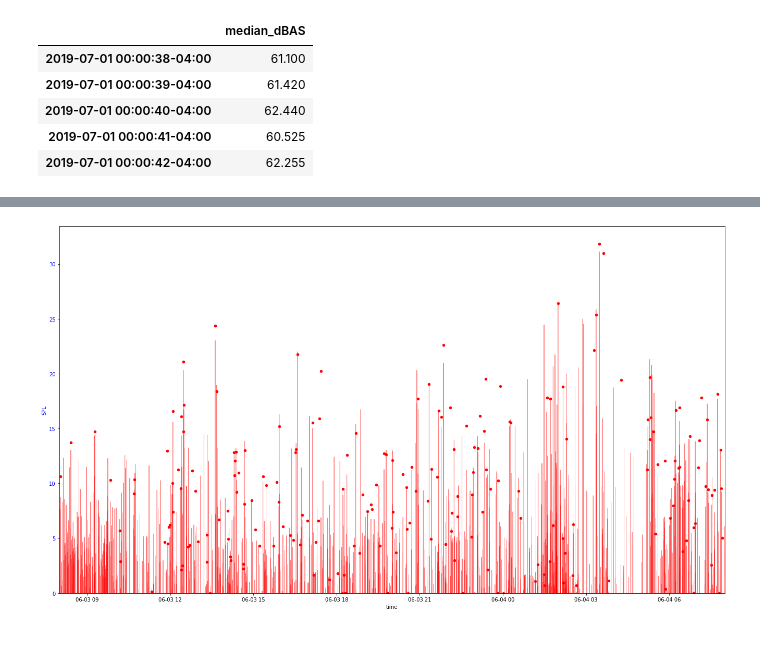
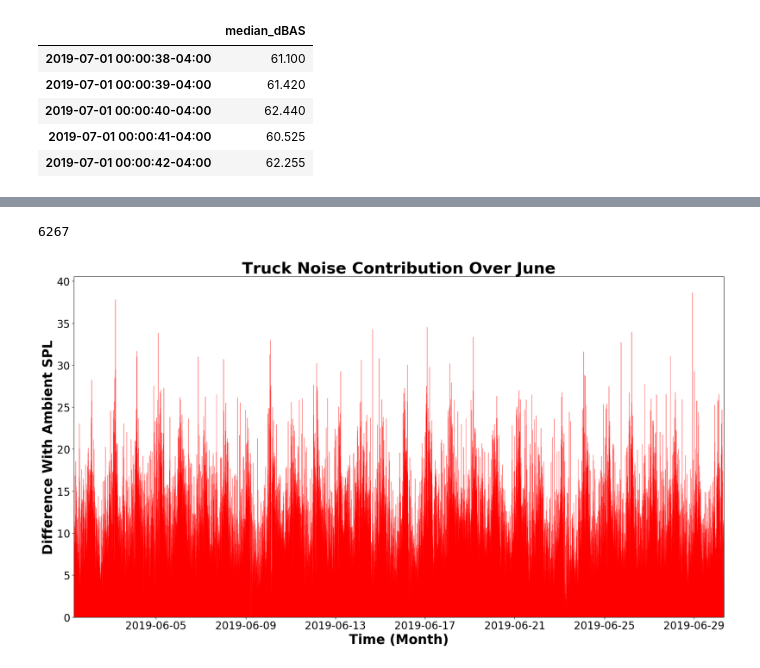
Before and after one commit to marin-hyatt/public-redhook-analysis, a Jupyter notebook: Truck_Analysis.ipynb, the cells around one changed output, grey strips where cells are left out. Cells and saved outputs as stored; diff of their text form; code cells hidden in the pictures; blank space fills up the shorter version.

```diff
--- a/Truck_Analysis.ipynb
+++ b/Truck_Analysis.ipynb
@@ -1201,0 +1334,4 @@ weekday_medians_df.tail()
+# %%
+both_medians_df['median_dBAS'] = \
+both_medians_df['median_dBAS_x'].where(both_medians_df['median_dBAS_y'].isnull(), \
+                                                                              both_medians_df['median_dBAS_y'])
@@ -1201,0 +1345,2 @@ weekday_medians_df.tail()
+# %%
+both_medians_df = both_medians_df.drop(['median_dBAS_x', 'median_dBAS_y'], axis=1)
@@ -1202,3 +1358,3 @@ weekday_medians_df.tail()
 # %%
-all_joined_df_cut_median = all_joined_df_cut.join(weekday_medians_df)
+all_joined_df_cut_median = all_joined_df_cut.join(both_medians_df)
 # %%
@@ -1779,7 +1948,7 @@ def plot_truck_clusters_scatter_median_normalized_final(joined_df_median, peak_w
     joined_df_reset_index = joined_df_median.reset_index()
 
     joined_df_difference = joined_df_median['dBAS'] - joined_df_median['median_dBAS']
-    print('joined_df_difference: ' + str(joined_df_difference))
+#     print('joined_df_difference: ' + str(joined_df_difference))
     for i,x in enumerate(joined_df_difference):
         if x < 0:
             joined_df_difference[i] = 0
@@ -1805,14 +1974,14 @@ def plot_truck_clusters_scatter_median_normalized_final(joined_df_median, peak_w
     other_timestamp_peaks = spl_peaks_arr.loc[spl_peaks_arr['assignment']==2]['index']
 
     fig, ax1 = plt.subplots()
-    color = 'b'
 
-    ax1.set_xlabel('time')
-    ax1.set_ylabel('SPL', color=color)
+    ax1.set_xlabel('Time (Month)', fontweight='bold', fontsize=25)
+    ax1.set_ylabel('Difference With Ambient SPL', fontweight='bold', fontsize=25)
+    ax1.set_title('Truck Noise Contribution Over June', fontweight='bold', fontsize=30)
 
     #Plot all SPL peaks
 #     ax1.scatter(sliced_timestamp_peaks, sliced_dBAS_peaks, color='b', alpha=0.7)
-    ax1.tick_params(axis='y', labelcolor=color)
+    ax1.tick_params(labelsize='20')
 
     #Plot SPL peaks corresponding to other clusters
 #     ax1.scatter(other_timestamp_peaks, other_dBAS_peaks, color='tab:gray', s=20)
@@ -1850,15 +2019,15 @@ def plot_truck_clusters_scatter_median_normalized_final(joined_df_median, peak_w
             plot_y[i] = 0
 
     #Plot dot over max SPL value when that value corresponds to a trucking instance
-    normalized_truck_peaks = joined_df_difference.loc[truck_timestamp_peaks]
-    print(truck_timestamp_peaks.shape)
-    print(normalized_truck_peaks.shape)
-    ax1.scatter(truck_timestamp_peaks, normalized_truck_peaks, color='r', s=20)
+#     normalized_truck_peaks = joined_df_difference.loc[truck_timestamp_peaks]
+#     print(truck_timestamp_peaks.shape)
+#     print(normalized_truck_peaks.shape)
+#     ax1.scatter(truck_timestamp_peaks, normalized_truck_peaks, color='r', s=20)
 
 #     ax1.plot(joined_df_median.iloc[::ds_factor].reset_index()['index'], plot_y, color='g')
 #     ax1.plot(joined_df_median.iloc[::ds_factor].reset_index()['index'], mean_filter_median, color='b')
 
-    #Plot regions corresponding to trucks
+#     Plot regions corresponding to trucks
     ax1.fill_between( \
                      x=joined_df_median.iloc[::ds_factor].reset_index()['index'], \
 #                      x=joined_df_median.iloc[::ds_factor]['assignment']==1
@@ -1880,4 +2049,6 @@ def plot_truck_clusters_scatter_median_normalized_final(joined_df_median, peak_w
     fig.set_size_inches(18.5, 10.5)
     fig.tight_layout()
     fig.show()
+
+    plt.savefig('normalized.png')
 # %%
@@ -1910,7 +2066,8 @@ Length: 43197, dtype: float64
 # %%
 plot_truck_clusters_scatter_median_normalized_final\
-(all_joined_df_cut_median['2019-06-03 08:00:00-04:00':'2019-06-04 08:00:00-04:00'], \
+(removed_all_joined_df_cut_median['2019-06-01 08:00:00-04:00':'2019-06-30 08:00:00-04:00'], \
                             7, 1, 10, 2, 'mean')
 # %% [output]
+6267
-[figure, old version]
+[figure, new version]
 # %%
```
Also changed, not shown: parts of 51 cells of this notebook, 8 other files.
